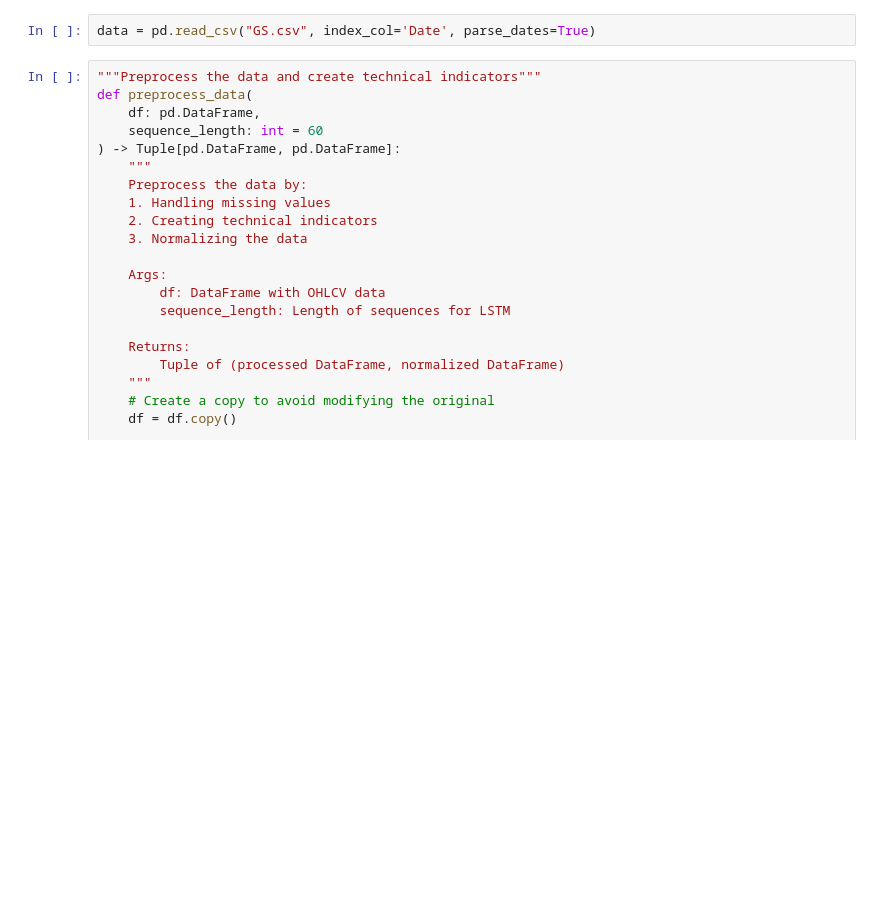
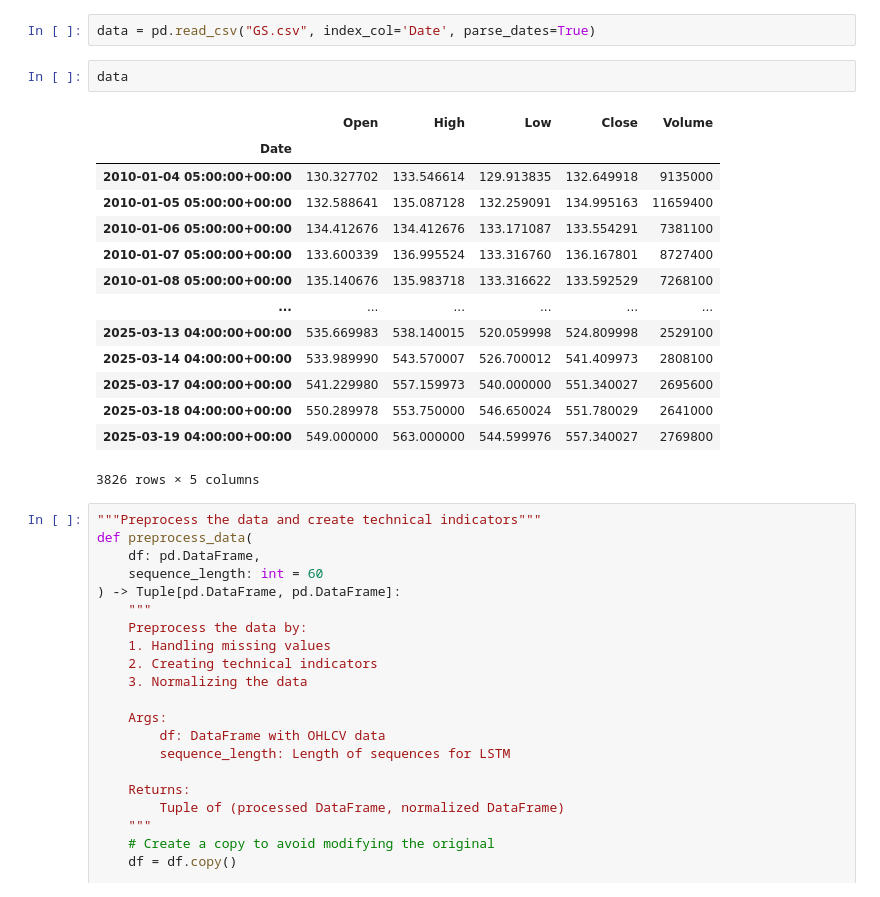
Before and after one commit to hunguy/trading_strategies, a Jupyter notebook: stockpredictai.ipynb, the cells around one changed output. Saved outputs shown, nothing was run; the diff lists cells and outputs as text; blank space fills up the shorter version.

```diff
--- a/stockpredictai.ipynb
+++ b/stockpredictai.ipynb
@@ -44,6 +44,23 @@ def download_stock_data(
 # data.to_csv("GS.csv")
 # %%
 data = pd.read_csv("GS.csv", index_col='Date', parse_dates=True)
+# %%
+data
+# %% [output]
+|  | Open | High | Low | Close | Volume |
+| Date |  |  |  |  |  |
+| 2010-01-04 05:00:00+00:00 | 130.327702 | 133.546614 | 129.913835 | 132.649918 | 9135000 |
+| 2010-01-05 05:00:00+00:00 | 132.588641 | 135.087128 | 132.259091 | 134.995163 | 11659400 |
+| 2010-01-06 05:00:00+00:00 | 134.412676 | 134.412676 | 133.171087 | 133.554291 | 7381100 |
+| 2010-01-07 05:00:00+00:00 | 133.600339 | 136.995524 | 133.316760 | 136.167801 | 8727400 |
+| 2010-01-08 05:00:00+00:00 | 135.140676 | 135.983718 | 133.316622 | 133.592529 | 7268100 |
+| ... | ... | ... | ... | ... | ... |
+| 2025-03-13 04:00:00+00:00 | 535.669983 | 538.140015 | 520.059998 | 524.809998 | 2529100 |
+| 2025-03-14 04:00:00+00:00 | 533.989990 | 543.570007 | 526.700012 | 541.409973 | 2808100 |
+| 2025-03-17 04:00:00+00:00 | 541.229980 | 557.159973 | 540.000000 | 551.340027 | 2695600 |
+| 2025-03-18 04:00:00+00:00 | 550.289978 | 553.750000 | 546.650024 | 551.780029 | 2641000 |
+| 2025-03-19 04:00:00+00:00 | 549.000000 | 563.000000 | 544.599976 | 557.340027 | 2769800 |
+3826 rows × 5 columns
 # %%
 """Preprocess the data and create technical indicators"""
 def preprocess_data(
```
Also changed, not shown: parts of 3 cells of this notebook.
